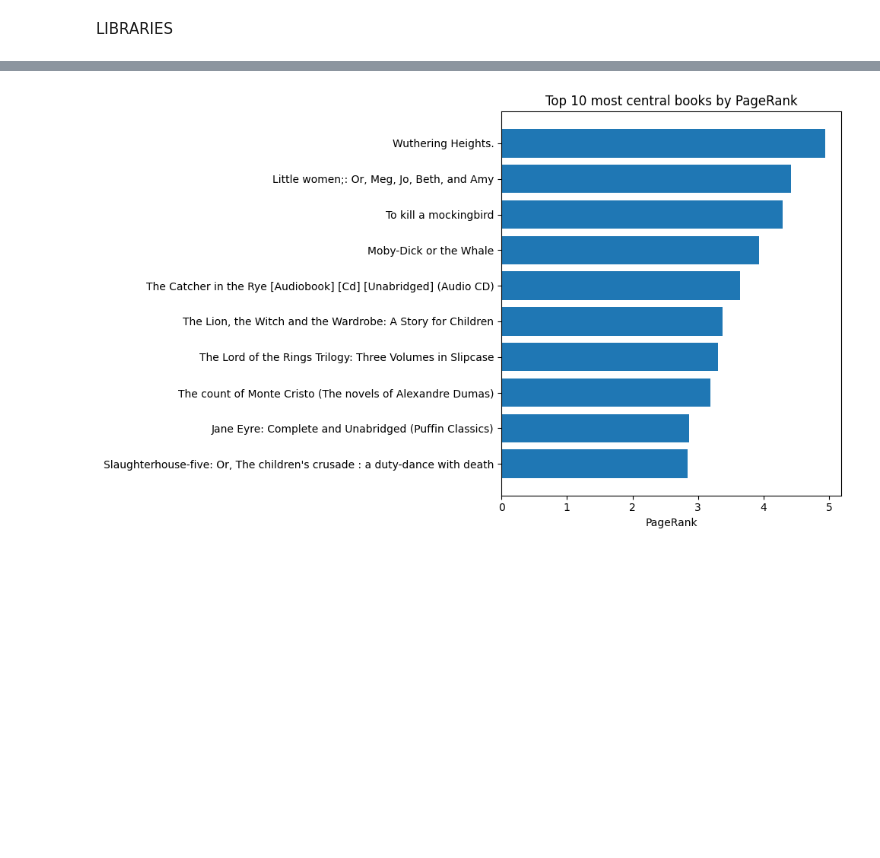
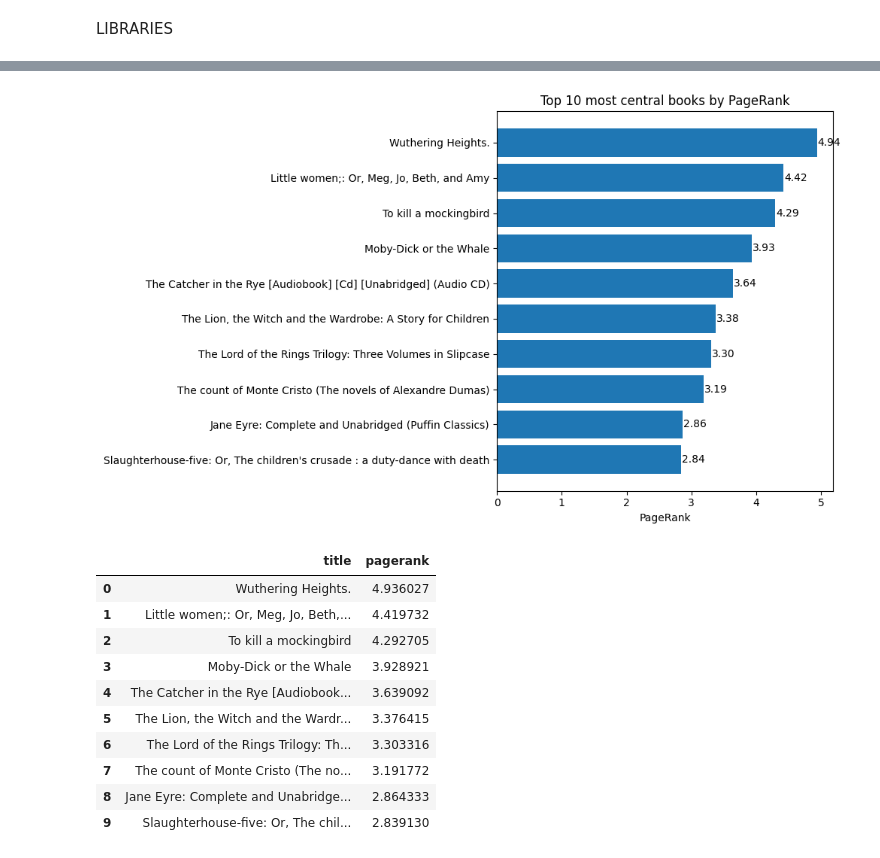
Before and after one commit to GHMelany/AMD_project, a Jupyter notebook: AMD .ipynb, the cells around one changed output, grey strips where cells are left out. Cells and saved outputs as stored; diff of their text form; code cells hidden in the pictures; blank space fills up the shorter version.

```diff
--- a/AMD .ipynb
+++ b/AMD .ipynb
@@ -146,22 +157,28 @@ def enrich_with_book_info(pagerank_df, books_data):
 # VISUALIZATION
 # =======================
 
-def plot_top_books(df, top_n=10):
+def plot_top_books(df, top_n=10, annotate=True):
     """
-    Plot top N books ranked by PageRank.
+    Plot top N books ranked by PageRank with optional annotations.
     """
     top_books_pd = df.select("title", "pagerank") \
                      .orderBy(col("pagerank").desc()) \
                      .limit(top_n) \
                      .toPandas()
 
-    plt.figure(figsize=(10,6))
+    plt.figure(figsize=(10, 6))
     plt.barh(top_books_pd['title'], top_books_pd['pagerank'])
     plt.xlabel("PageRank")
     plt.title(f"Top {top_n} most central books by PageRank")
     plt.gca().invert_yaxis()
+
+    if annotate:
+        for i, (score, title) in enumerate(zip(top_books_pd["pagerank"], top_books_pd["title"])):
+            plt.text(score + 0.01, i, f"{score:.2f}", va="center")
+
     plt.tight_layout()
     plt.show()
+    return top_books_pd
 # %%
 # =======================================
 # DATA ACQUISITION AND PIPELINE EXECUTION
@@ -200,7 +217,8 @@ ratings_df, books_data_df = load_books_data(spark, csv_path, data_path)
 graph = build_graph(ratings_df)
 results = compute_pagerank(graph)
 ranked_books = enrich_with_book_info(results.vertices, books_data_df)
-plot_top_books(ranked_books, top_n=10)
+top_books_df = plot_top_books(ranked_books, top_n=10)
+display(top_books_df)
 # %% [output]
 Dataset URL: https://www.kaggle.com/datasets/mohamedbakhet/amazon-books-reviews
 License(s): CC0-1.0
@@ -208 +226,12 @@ Downloading amazon-books-reviews.zip to /content
-[figure, old version]
+[figure, new version]
+|  | title | pagerank |
+| 0 | Wuthering Heights. | 4.936027 |
+| 1 | Little women;: Or, Meg, Jo, Beth,... | 4.419732 |
+| 2 | To kill a mockingbird | 4.292705 |
+| 3 | Moby-Dick or the Whale | 3.928921 |
+| 4 | The Catcher in the Rye [Audiobook... | 3.639092 |
+| 5 | The Lion, the Witch and the Wardr... | 3.376415 |
+| 6 | The Lord of the Rings Trilogy: Th... | 3.303316 |
+| 7 | The count of Monte Cristo (The no... | 3.191772 |
+| 8 | Jane Eyre: Complete and Unabridge... | 2.864333 |
+| 9 | Slaughterhouse-five: Or, The chil... | 2.839130 |
```
Also changed, not shown: parts of 4 cells of this notebook.
